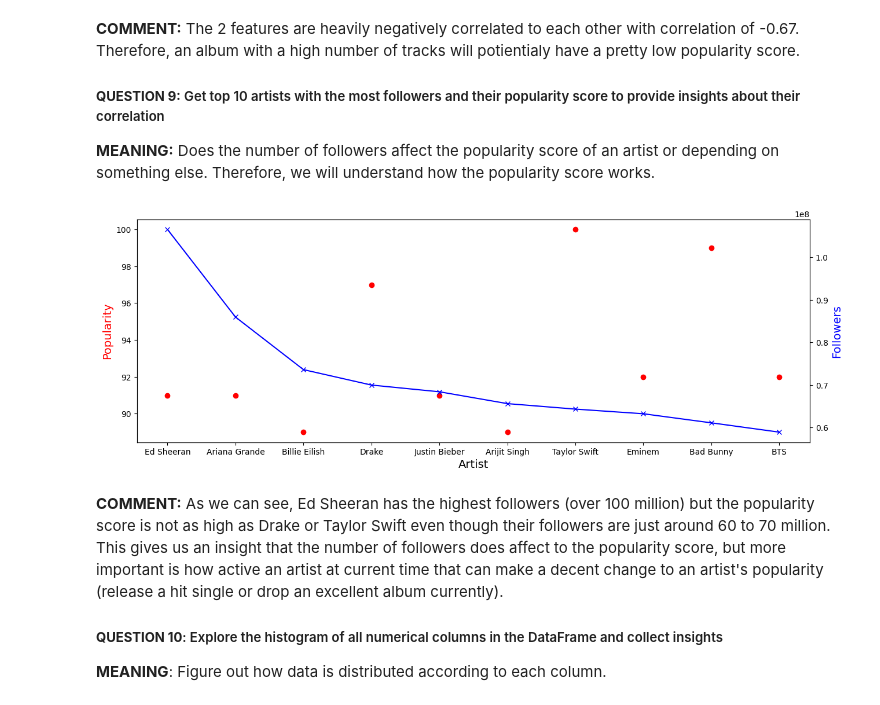
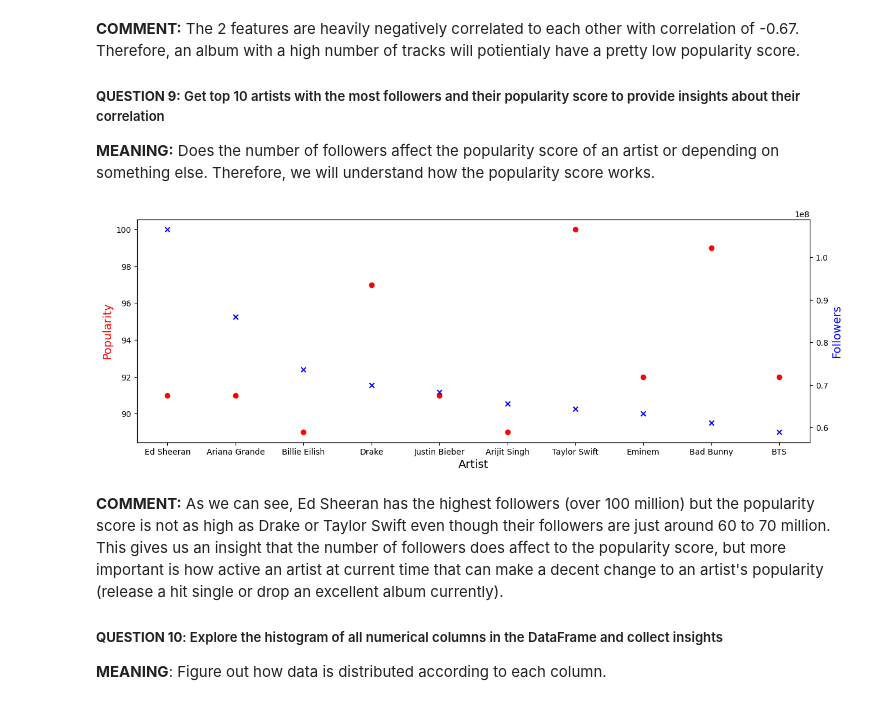
Before and after one commit to quytrungg/Final_Project_CSC14119, a Jupyter notebook: data_exploration/data_exploration.ipynb, the cells around one changed output. Drawn from its saved outputs; the diff is of its cells as text; code cells hidden in the pictures.

```diff
--- a/data_exploration/data_exploration.ipynb
+++ b/data_exploration/data_exploration.ipynb
@@ -823,17 +823,17 @@ sns.heatmap(album_df[['total_tracks', 'popularity']].corr(method='spearman'), an
 # %%
 populartity = artists_df[['name', 'popularity', 'followers']].nlargest(n=10, columns=['followers']).set_index('name')
 
 fig, ax = plt.subplots(figsize=(15, 5))
 ax.scatter(populartity.index, populartity['popularity'], color="red", marker='o')
 ax.set_xlabel("Artist", fontsize = 14)
 ax.set_ylabel("Popularity", color="red", fontsize=14)
 
 ax2=ax.twinx()
-ax2.plot(populartity.index, populartity['followers'], color="blue", marker='x')
+ax2.scatter(populartity.index, populartity['followers'], color="blue", marker='x')
 ax2.set_ylabel("Followers", color="blue", fontsize=14)
 plt.show()
 # %% [output]
-[figure, old version]
+[figure, new version]
 # %% [markdown]
 **COMMENT:** As we can see, Ed Sheeran has the highest followers (over 100 million) but the popularity score is not as high as Drake or Taylor Swift even though their followers are just around 60 to 70 million. This gives us an insight that the number of followers does affect to the popularity score, but more important is how active an artist at current time that can make a decent change to an artist's popularity (release a hit single or drop an excellent album currently).
 
```
Also changed, not shown: 1 other file.
